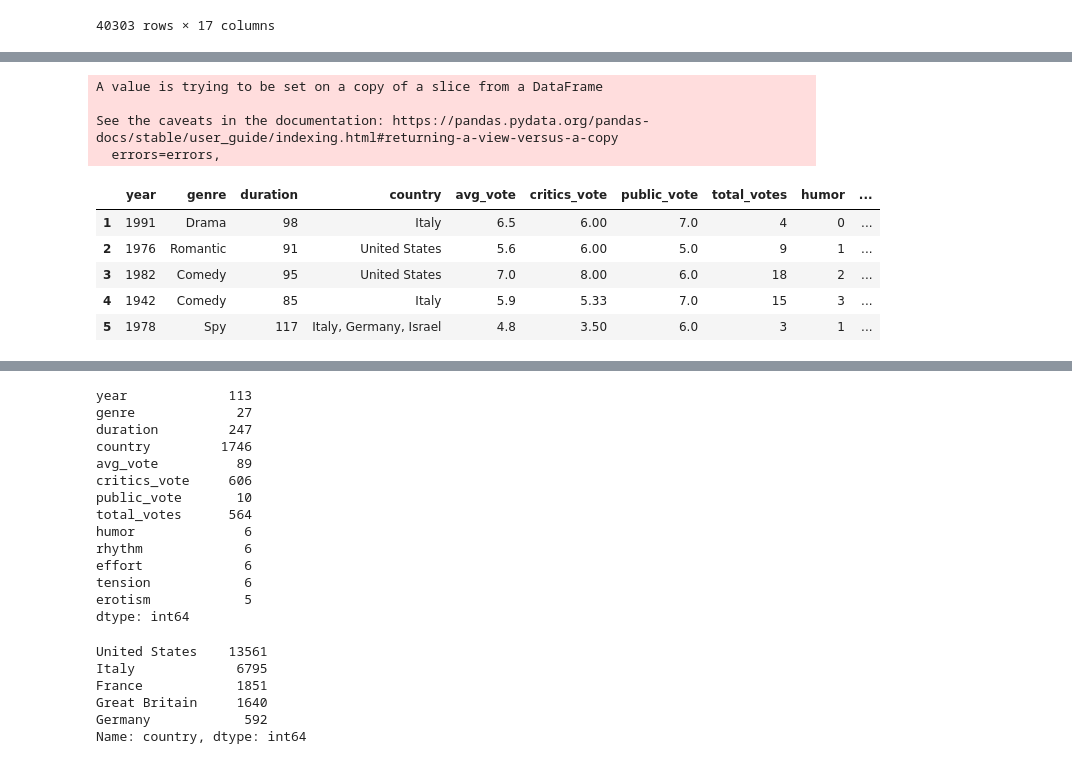
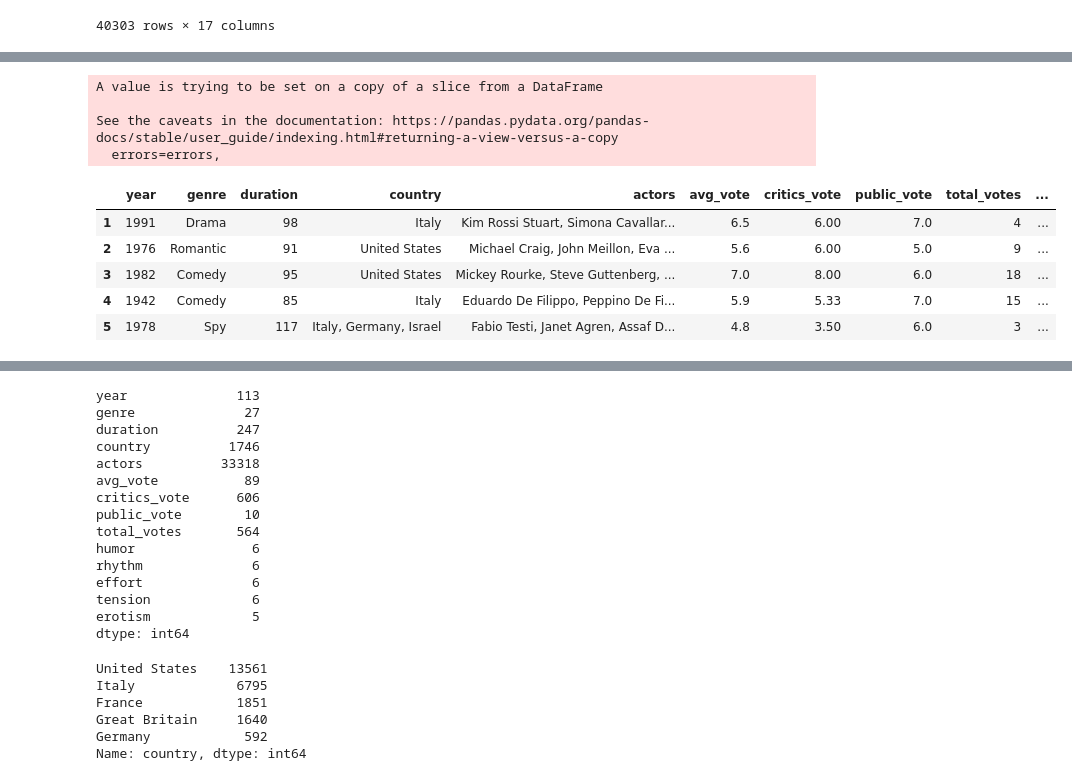
Before and after one commit to dhobbs6/Final_Project, a Jupyter notebook: Random_Forest_ML.ipynb, the cells around one changed output, grey strips where cells are left out. Saved outputs shown, nothing was run; the diff lists cells and outputs as text; code cells hidden in the pictures.

Commit message:
adding updated ml with actors

```diff
--- a/Random_Forest_ML_Part2.ipynb
+++ b/Random_Forest_ML.ipynb
@@ -88,19 +88,19 @@ df.head()
 clean_data=df.to_csv("clean_data.csv", index=True)
 # %%
 # Drop Useless columns
-df.drop(['filmtv_id','title','actors','directors'],axis=1,inplace=True)
+df.drop(['filmtv_id','title','directors'],axis=1,inplace=True)
 df.head()
 # %% [output]
 A value is trying to be set on a copy of a slice from a DataFrame
 
 See the caveats in the documentation: https://pandas.pydata.org/pandas-docs/stable/user_guide/indexing.html#returning-a-view-versus-a-copy
   errors=errors,
-|  | year | genre | duration | country | avg_vote | critics_vote | public_vote | total_votes | humor | ... |
-| 1 | 1991 | Drama | 98 | Italy | 6.5 | 6.00 | 7.0 | 4 | 0 | ... |
-| 2 | 1976 | Romantic | 91 | United States | 5.6 | 6.00 | 5.0 | 9 | 1 | ... |
-| 3 | 1982 | Comedy | 95 | United States | 7.0 | 8.00 | 6.0 | 18 | 2 | ... |
-| 4 | 1942 | Comedy | 85 | Italy | 5.9 | 5.33 | 7.0 | 15 | 3 | ... |
-| 5 | 1978 | Spy | 117 | Italy, Germany, Israel | 4.8 | 3.50 | 6.0 | 3 | 1 | ... |
+|  | year | genre | duration | country | actors | avg_vote | critics_vote | public_vote | total_votes | ... |
+| 1 | 1991 | Drama | 98 | Italy | Kim Rossi Stuart, Simona Cavallar... | 6.5 | 6.00 | 7.0 | 4 | ... |
+| 2 | 1976 | Romantic | 91 | United States | Michael Craig, John Meillon, Eva ... | 5.6 | 6.00 | 5.0 | 9 | ... |
+| 3 | 1982 | Comedy | 95 | United States | Mickey Rourke, Steve Guttenberg, ... | 7.0 | 8.00 | 6.0 | 18 | ... |
+| 4 | 1942 | Comedy | 85 | Italy | Eduardo De Filippo, Peppino De Fi... | 5.9 | 5.33 | 7.0 | 15 | ... |
+| 5 | 1978 | Spy | 117 | Italy, Germany, Israel | Fabio Testi, Janet Agren, Assaf D... | 4.8 | 3.50 | 6.0 | 3 | ... |
 # %%
 df.describe()
 # %% [output]
@@ -118,19 +118,20 @@ df.describe()
 unique=df.nunique()
 print(unique)
 # %% [output]
-year             113
-genre             27
-duration         247
-country         1746
-avg_vote          89
-critics_vote     606
-public_vote       10
-total_votes      564
-humor              6
-rhythm             6
-effort             6
-tension            6
-erotism            5
+year              113
+genre              27
+duration          247
+country          1746
+actors          33318
+avg_vote           89
+critics_vote      606
+public_vote        10
+total_votes       564
+humor               6
+rhythm              6
+effort              6
+tension             6
+erotism             5
 dtype: int64
 # %%
 # Print out the Country value counts
```
Also changed, not shown: parts of 21 cells of this notebook.
